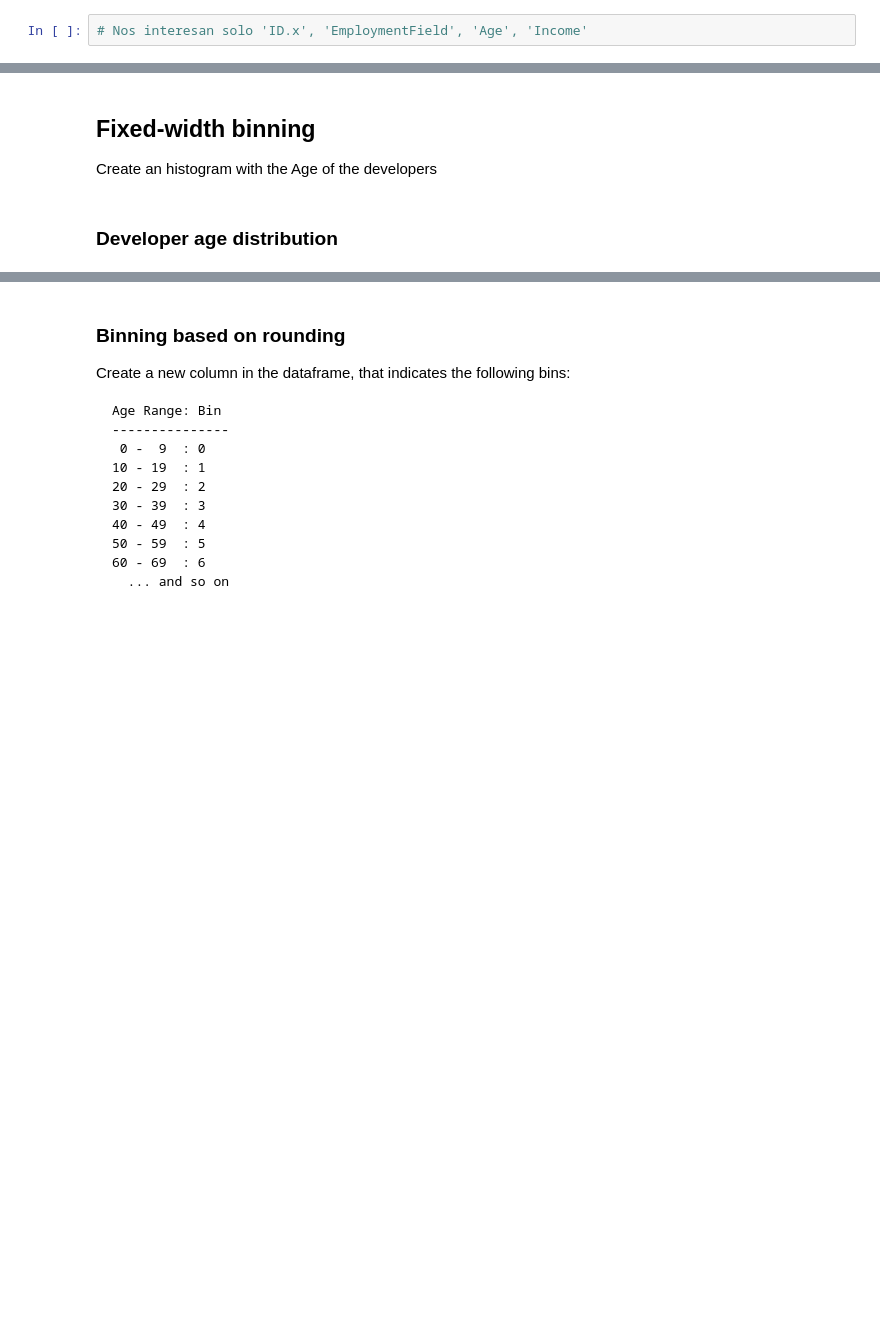
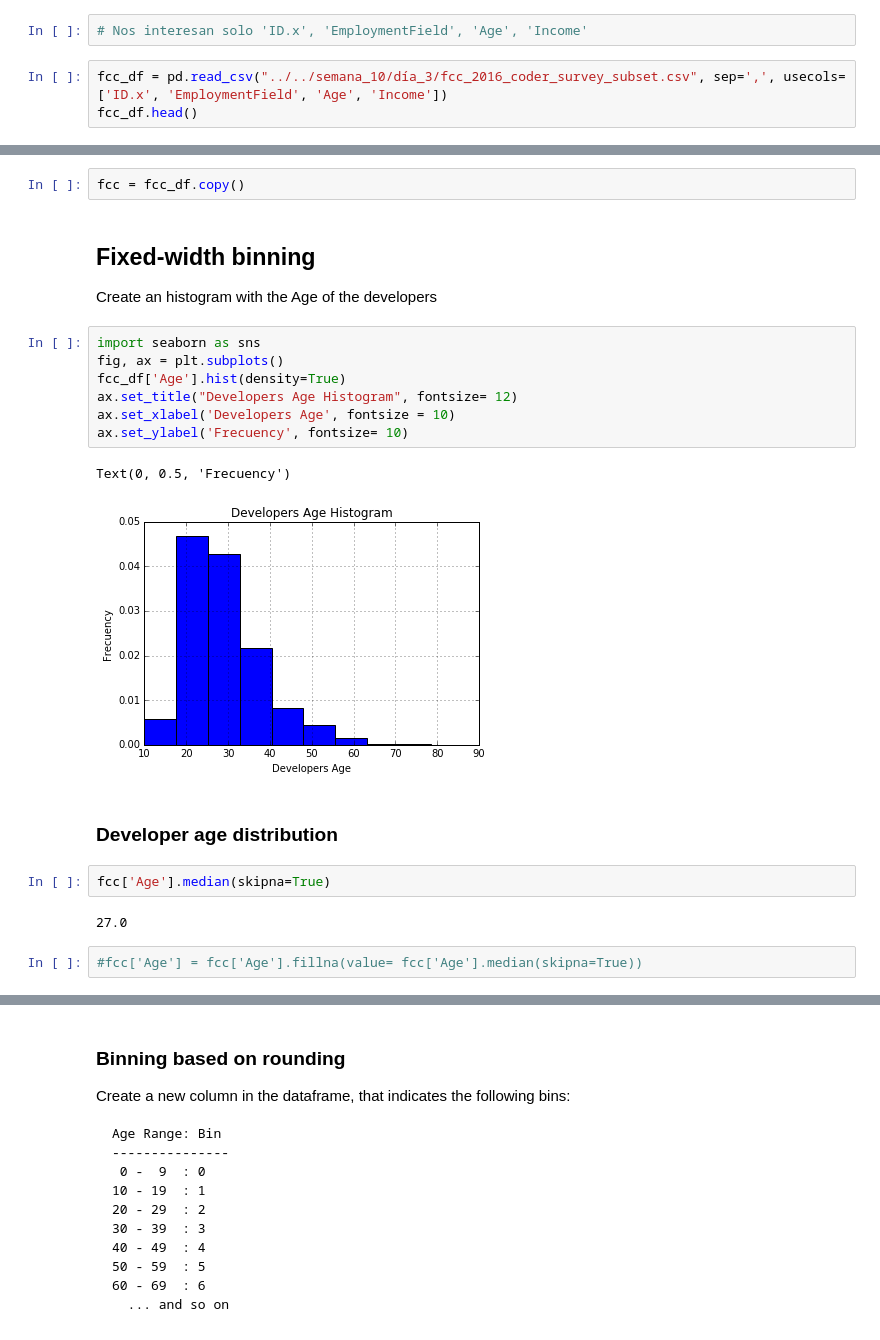
Before and after one commit to PilarDenia/activity_bootcamp_jun2020, a Jupyter notebook: 1_Data_Analysis/semana_11/día_2/2_Ejercicios_Feature_Engineering_NumericData - clase.ipynb, the cells around one changed output, grey strips where cells are left out. Drawn from its saved outputs; the diff is of its cells as text; blank space fills up the shorter version.

```diff
--- a/1_Data_Analysis/semana_11/día_2/2_Ejercicios_Feature_Engineering_NumericData - clase.ipynb
+++ b/1_Data_Analysis/semana_11/día_2/2_Ejercicios_Feature_Engineering_NumericData - clase.ipynb
@@ -242,3 +242,6 @@ Name: 91, dtype: object
 Import the dataset in fcc_2016_coder_survey_subset.csv
 # %%
 # Nos interesan solo 'ID.x', 'EmploymentField', 'Age', 'Income'
+# %%
+fcc_df = pd.read_csv("../../semana_10/día_3/fcc_2016_coder_survey_subset.csv", sep=',', usecols=['ID.x', 'EmploymentField', 'Age', 'Income'])
+fcc_df.head()
@@ -245,6 +255,24 @@ Import the dataset in fcc_2016_coder_survey_subset.csv
+# %%
+fcc = fcc_df.copy()
 # %% [markdown]
 ## Fixed-width binning
 
 Create an histogram with the Age of the developers
+# %%
+import seaborn as sns
+fig, ax = plt.subplots()
+fcc_df['Age'].hist(density=True)
+ax.set_title("Developers Age Histogram", fontsize= 12)
+ax.set_xlabel('Developers Age', fontsize = 10)
+ax.set_ylabel('Frecuency', fontsize= 10)
+# %% [output]
+Text(0, 0.5, 'Frecuency')
+[figure, added]
 # %% [markdown]
 ### Developer age distribution
+# %%
+fcc['Age'].median(skipna=True)
+# %% [output]
+27.0
+# %%
+#fcc['Age'] = fcc['Age'].fillna(value= fcc['Age'].median(skipna=True))
```
Also changed, not shown: parts of 19 cells of this notebook, 6 other files.
